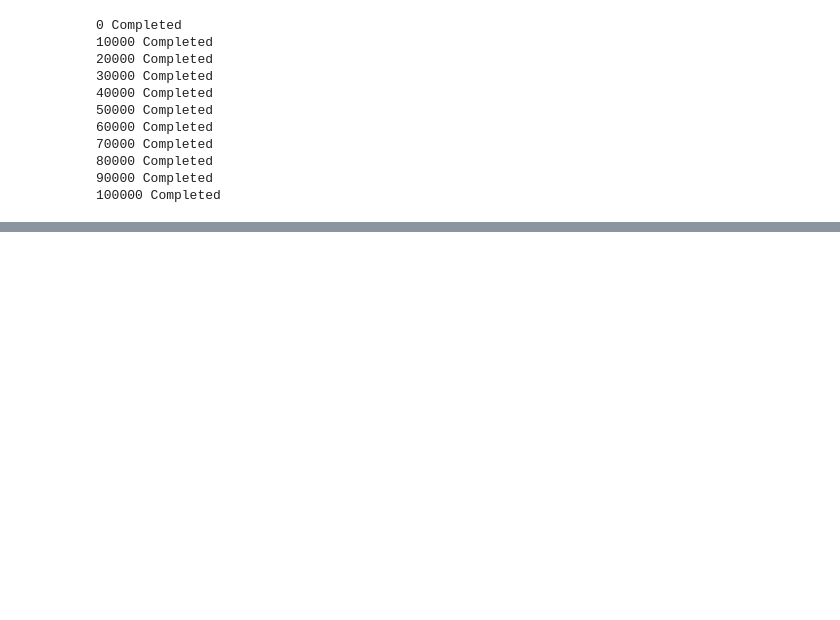
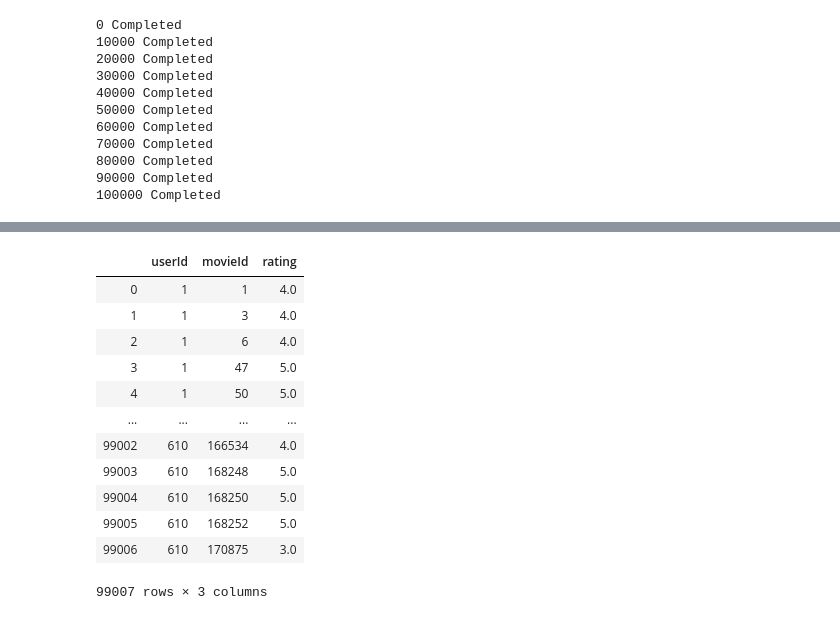
Before and after one commit to puhuk/Paper-Implementation, a Jupyter notebook: Recommendation/Deep AutoEncoders for Collaborative Filtering/Deep AutoEncoders for Collaborative Filtering_Pytorch.ipynb, the cells around one changed output, grey strips where cells are left out. Cells and saved outputs as stored; diff of their text form; code cells hidden in the pictures; blank space fills up the shorter version.

```diff
--- a/Recommendation/Deep AutoEncoders for Collaborative Filtering/Deep AutoEncoders for Collaborative Filtering_Pytorch.ipynb
+++ b/Recommendation/Deep AutoEncoders for Collaborative Filtering/Deep AutoEncoders for Collaborative Filtering_Pytorch.ipynb
@@ -85,0 +95,3 @@ for i in range(len(rat)):
+# %%
+train_ratings = train_ratings.reset_index(drop=True)
+validation_ratings = validation_ratings.reset_index(drop=True)
@@ -85,0 +167,19 @@ for i in range(len(rat)):
+# %%
+for i in movies_not_in_train_set:
+    validation_ratings = validation_ratings[validation_ratings['movieId']!=i]
+
+validation_ratings.reset_index(drop=True)
+# %% [output]
+|  | userId | movieId | rating |
+| 0 | 1 | 1 | 4.0 |
+| 1 | 1 | 3 | 4.0 |
+| 2 | 1 | 6 | 4.0 |
+| 3 | 1 | 47 | 5.0 |
+| 4 | 1 | 50 | 5.0 |
+| ... | ... | ... | ... |
+| 99002 | 610 | 166534 | 4.0 |
+| 99003 | 610 | 168248 | 5.0 |
+| 99004 | 610 | 168250 | 5.0 |
+| 99005 | 610 | 168252 | 5.0 |
+| 99006 | 610 | 170875 | 3.0 |
+99007 rows × 3 columns
```
Also changed, not shown: parts of 17 cells of this notebook.
